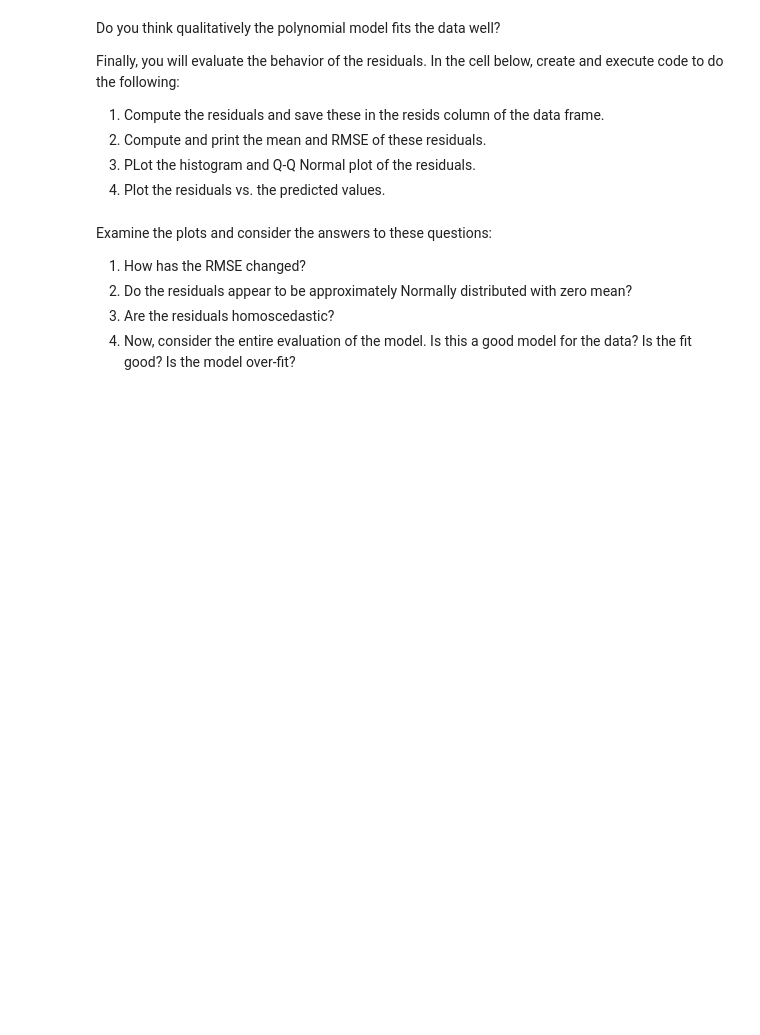
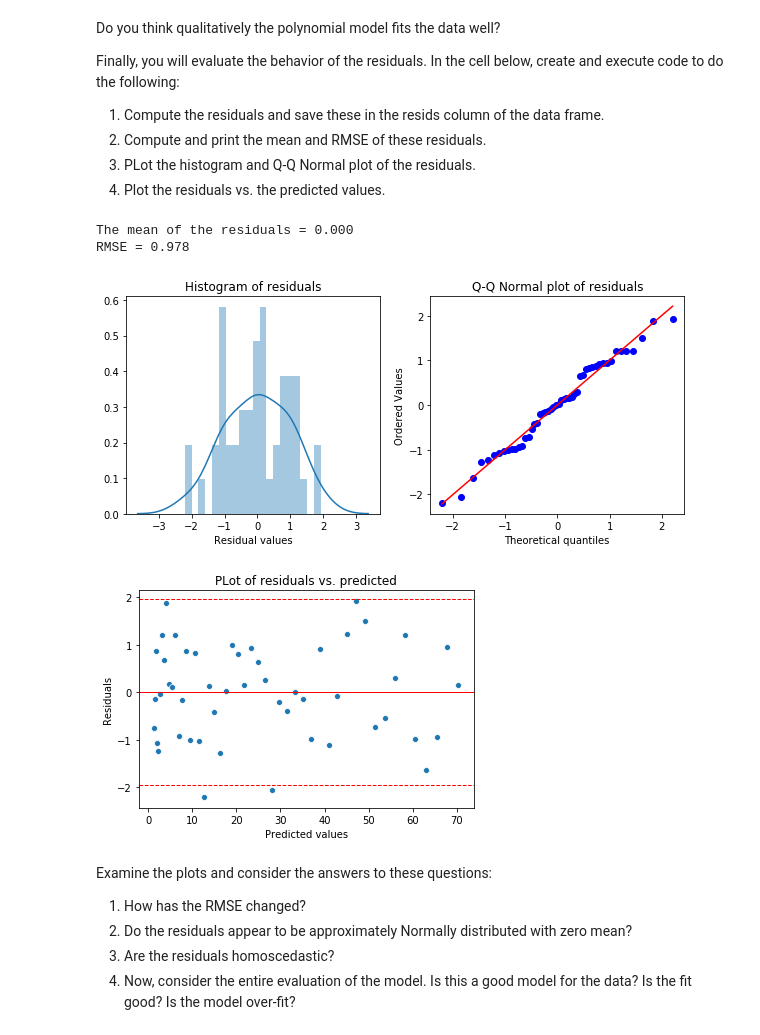
Before and after one commit to StephenElston/DataScience410, a Jupyter notebook: Lecture6/IntroToRegression.ipynb, the cells around one changed output. Cells and saved outputs as stored; diff of their text form; code cells hidden in the pictures; blank space fills up the shorter version.

```diff
--- a/Lecture6/IntroToRegression.ipynb
+++ b/Lecture6/IntroToRegression.ipynb
@@ -555,6 +720,21 @@ Finally, you will evaluate the behavior of the residuals. In the cell below, cre
 2. Compute and print the mean and RMSE of these residuals.
 3. PLot the histogram and Q-Q Normal plot of the residuals.
 4. Plot the residuals vs. the predicted values.
+# %%
+sim_data_poly['resids'] = np.subtract(sim_data_poly.predicted, sim_data_poly.y)
+
+print('The mean of the residuals = %4.3f' % (np.mean(sim_data_poly.resids)))
+## Print RMSE
+RMSE = np.std(sim_data_poly.resids)
+print('RMSE = %4.3f' % (RMSE))
+
+plot_resid_dist(sim_data_poly.resids)
+residual_plot(sim_data_poly)
+# %% [output]
+The mean of the residuals = 0.000
+RMSE = 0.978
+[figure, added]
+[figure, added]
 # %% [markdown]
 Examine the plots and consider the answers to these questions:
 1. How has the RMSE changed?
```
Also changed, not shown: parts of 27 cells of this notebook.
